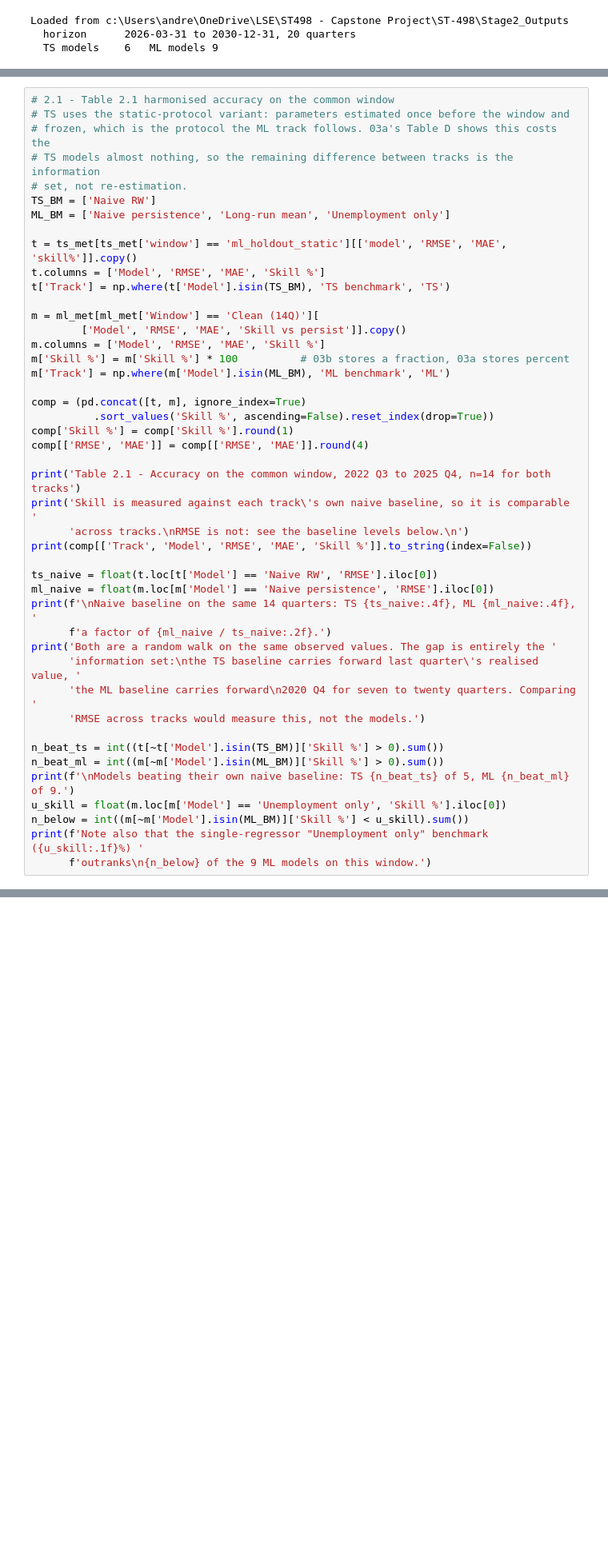
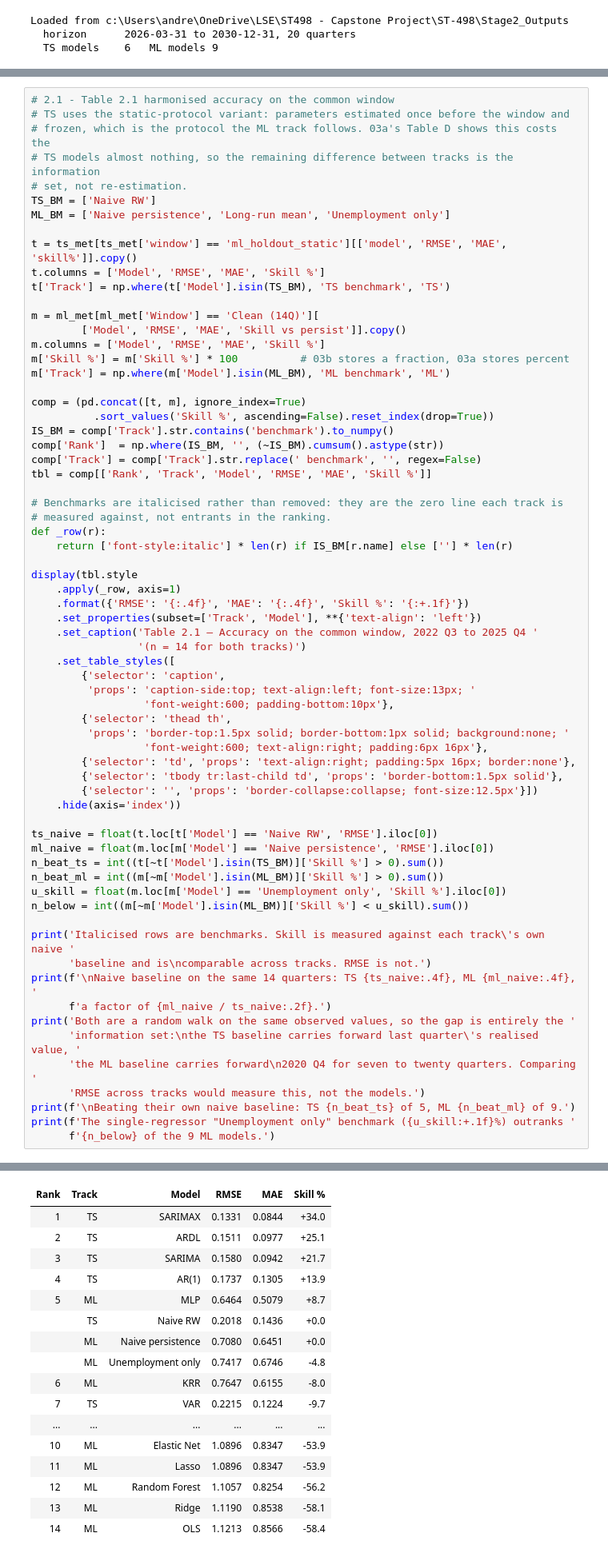
Before and after one commit to hogandan85/ST-498, a Jupyter notebook: Code/03c_Stage2_Comparison.ipynb, the cells around one changed output, grey strips where cells are left out. Shown at 80% size. Saved outputs shown, nothing was run; the diff lists cells and outputs as text; blank space fills up the shorter version.

Commit message:
Fixed table 2.1

```diff
--- a/Code/03c_Stage2_Comparison.ipynb
+++ b/Code/03c_Stage2_Comparison.ipynb
@@ -206,28 +206,50 @@ m['Track'] = np.where(m['Model'].isin(ML_BM), 'ML benchmark', 'ML')
 
 comp = (pd.concat([t, m], ignore_index=True)
           .sort_values('Skill %', ascending=False).reset_index(drop=True))
-comp['Skill %'] = comp['Skill %'].round(1)
-comp[['RMSE', 'MAE']] = comp[['RMSE', 'MAE']].round(4)
+IS_BM = comp['Track'].str.contains('benchmark').to_numpy()
+comp['Rank']  = np.where(IS_BM, '', (~IS_BM).cumsum().astype(str))
+comp['Track'] = comp['Track'].str.replace(' benchmark', '', regex=False)
+tbl = comp[['Rank', 'Track', 'Model', 'RMSE', 'MAE', 'Skill %']]
 
-print('Table 2.1 - Accuracy on the common window, 2022 Q3 to 2025 Q4, n=14 for both tracks')
-print('Skill is measured against each track\'s own naive baseline, so it is comparable '
-      'across tracks.\nRMSE is not: see the baseline levels below.\n')
-print(comp[['Track', 'Model', 'RMSE', 'MAE', 'Skill %']].to_string(index=False))
+# Benchmarks are italicised rather than removed: they are the zero line each track is
+# measured against, not entrants in the ranking.
+def _row(r):
+    return ['font-style:italic'] * len(r) if IS_BM[r.name] else [''] * len(r)
+
+display(tbl.style
+    .apply(_row, axis=1)
+    .format({'RMSE': '{:.4f}', 'MAE': '{:.4f}', 'Skill %': '{:+.1f}'})
+    .set_properties(subset=['Track', 'Model'], **{'text-align': 'left'})
+    .set_caption('Table 2.1 — Accuracy on the common window, 2022 Q3 to 2025 Q4 '
+                 '(n = 14 for both tracks)')
+    .set_table_styles([
+        {'selector': 'caption',
+         'props': 'caption-side:top; text-align:left; font-size:13px; '
+                  'font-weight:600; padding-bottom:10px'},
+        {'selector': 'thead th',
+         'props': 'border-top:1.5px solid; border-bottom:1px solid; background:none; '
+                  'font-weight:600; text-align:right; padding:6px 16px'},
+        {'selector': 'td', 'props': 'text-align:right; padding:5px 16px; border:none'},
+        {'selector': 'tbody tr:last-child td', 'props': 'border-bottom:1.5px solid'},
+        {'selector': '', 'props': 'border-collapse:collapse; font-size:12.5px'}])
+    .hide(axis='index'))
 
 ts_naive = float(t.loc[t['Model'] == 'Naive RW', 'RMSE'].iloc[0])
 ml_naive = float(m.loc[m['Model'] == 'Naive persistence', 'RMSE'].iloc[0])
+n_beat_ts = int((t[~t['Model'].isin(TS_BM)]['Skill %'] > 0).sum())
+n_beat_ml = int((m[~m['Model'].isin(ML_BM)]['Skill %'] > 0).sum())
+u_skill = float(m.loc[m['Model'] == 'Unemployment only', 'Skill %'].iloc[0])
+n_below = int((m[~m['Model'].isin(ML_BM)]['Skill %'] < u_skill).sum())
+
+print('Italicised rows are benchmarks. Skill is measured against each track\'s own naive '
+      'baseline and is\ncomparable across tracks. RMSE is not.')
 print(f'\nNaive baseline on the same 14 quarters: TS {ts_naive:.4f}, ML {ml_naive:.4f}, '
       f'a factor of {ml_naive / ts_naive:.2f}.')
-print('Both are a random walk on the same observed values. The gap is entirely the '
+print('Both are a random walk on the same observed values, so the gap is entirely the '
       'information set:\nthe TS baseline carries forward last quarter\'s realised value, '
       'the ML baseline carries forward\n2020 Q4 for seven to twenty quarters. Comparing '
       'RMSE across tracks would measure this, not the models.')
-
-n_beat_ts = int((t[~t['Model'].isin(TS_BM)]['Skill %'] > 0).sum())
-n_beat_ml = int((m[~m['Model'].isin(ML_BM)]['Skill %'] > 0).sum())
-print(f'\nModels beating their own naive baseline: TS {n_beat_ts} of 5, ML {n_beat_ml} of 9.')
-u_skill = float(m.loc[m['Model'] == 'Unemployment only', 'Skill %'].iloc[0])
-n_below = int((m[~m['Model'].isin(ML_BM)]['Skill %'] < u_skill).sum())
-print(f'Note also that the single-regressor "Unemployment only" benchmark ({u_skill:.1f}%) '
-      f'outranks\n{n_below} of the 9 ML models on this window.')
+print(f'\nBeating their own naive baseline: TS {n_beat_ts} of 5, ML {n_beat_ml} of 9.')
+print(f'The single-regressor "Unemployment only" benchmark ({u_skill:+.1f}%) outranks '
+      f'{n_below} of the 9 ML models.')
 # %% [output]
@@ -250,0 +257,17 @@ ML models on this window.
+| Rank | Track | Model | RMSE | MAE | Skill % |
+| 1 | TS | SARIMAX | 0.1331 | 0.0844 | +34.0 |
+| 2 | TS | ARDL | 0.1511 | 0.0977 | +25.1 |
+| 3 | TS | SARIMA | 0.1580 | 0.0942 | +21.7 |
+| 4 | TS | AR(1) | 0.1737 | 0.1305 | +13.9 |
+| 5 | ML | MLP | 0.6464 | 0.5079 | +8.7 |
+|  | TS | Naive RW | 0.2018 | 0.1436 | +0.0 |
+|  | ML | Naive persistence | 0.7080 | 0.6451 | +0.0 |
+|  | ML | Unemployment only | 0.7417 | 0.6746 | -4.8 |
+| 6 | ML | KRR | 0.7647 | 0.6155 | -8.0 |
+| 7 | TS | VAR | 0.2215 | 0.1224 | -9.7 |
+| ... | ... | ... | ... | ... | ... |
+| 10 | ML | Elastic Net | 1.0896 | 0.8347 | -53.9 |
+| 11 | ML | Lasso | 1.0896 | 0.8347 | -53.9 |
+| 12 | ML | Random Forest | 1.1057 | 0.8254 | -56.2 |
+| 13 | ML | Ridge | 1.1190 | 0.8538 | -58.1 |
+| 14 | ML | OLS | 1.1213 | 0.8566 | -58.4 |
```
Also changed, not shown: parts of 1 cell of this notebook.
